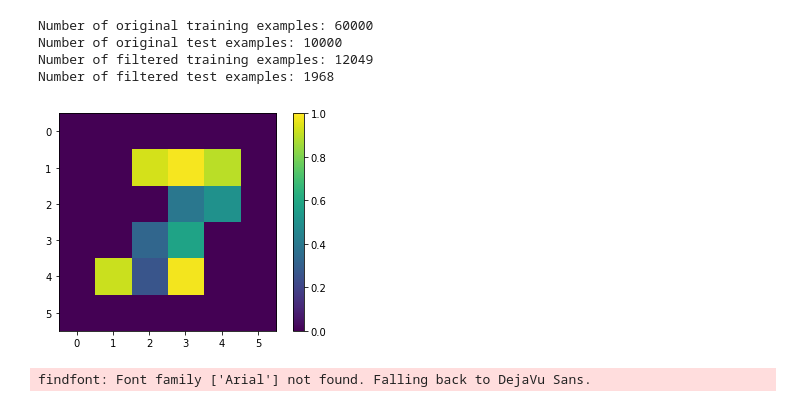
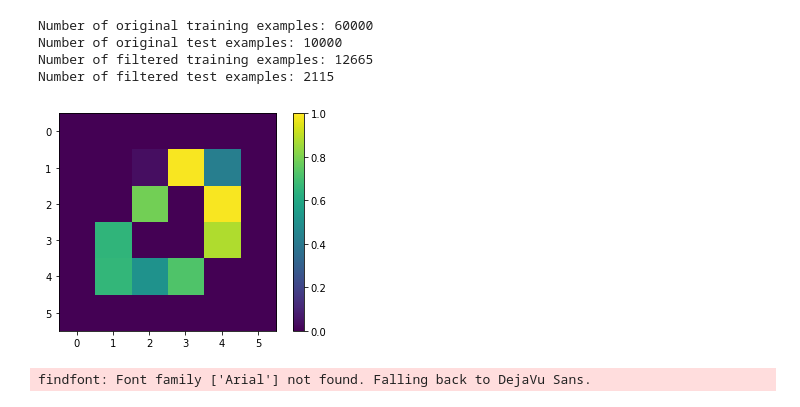
Before and after one commit to t0gan/KTHack2020-Neural-Qubits, a Jupyter notebook: QCNN_model.ipynb, the cells around one changed output. Cells and saved outputs as stored; diff of their text form; code cells hidden in the pictures.

```diff
--- a/QCNN_model.ipynb
+++ b/QCNN_model.ipynb
@@ -62,42 +62,42 @@ x_train, x_test = x_train[..., np.newaxis]/255.0, x_test[..., np.newaxis]/255.0
 print("Number of original training examples:", len(x_train))
 print("Number of original test examples:", len(x_test))
 def filter_36(x, y):
-    keep = (y == 3) | (y == 6)
+    keep = (y == 1) | (y == 0)
     x, y = x[keep], y[keep]
-    y = y == 3
+    y = y == 1
     return x,y
 
 x_train, y_train = filter_36(x_train, y_train)
 x_test, y_test = filter_36(x_test, y_test)
 
 print("Number of filtered training examples:", len(x_train))
 print("Number of filtered test examples:", len(x_test))
 
 x_train_small = tf.image.resize(x_train, (6,6)).numpy()
 x_test_small = tf.image.resize(x_test, (6,6)).numpy()
 
 def convert_label(y):
   if y==True:
     return 1.0
   else:
     return -1.0
 
 y_train=[convert_label(y) for y in y_train]
 y_test=[convert_label(y) for y in y_test]
 
 plt.imshow(x_train_small[0,:,:,0], vmin=0, vmax=1)
 plt.colorbar()
 
-X_train=x_train_small[:100]
-X_test=x_test_small[:20]
-Y_train=y_train[:100]
-Y_test=y_test[:20]
+X_train=x_train_small[:300]
+X_test=x_test_small[:100]
+Y_train=y_train[:300]
+Y_test=y_test[:100]
 # %% [output]
 Number of original training examples: 60000
 Number of original test examples: 10000
-Number of filtered training examples: 12049
-Number of filtered test examples: 1968
+Number of filtered training examples: 12665
+Number of filtered test examples: 2115
-[figure, old version]
+[figure, new version]
 # %%
 from sympy.physics.quantum import TensorProduct
 
```
Also changed, not shown: parts of 11 cells of this notebook.
